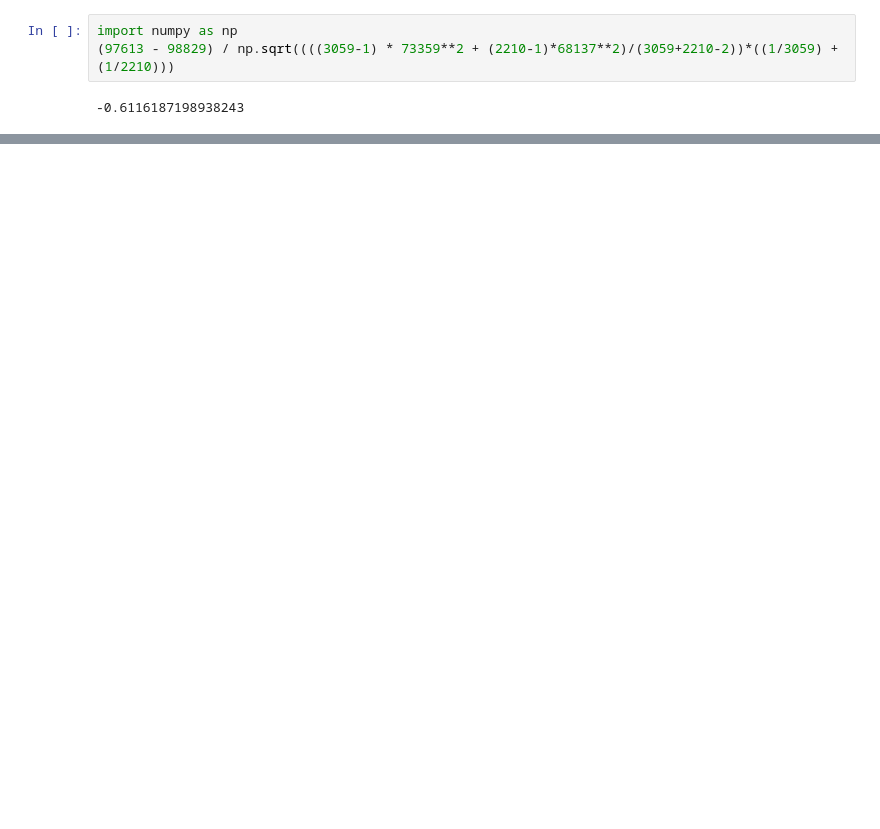
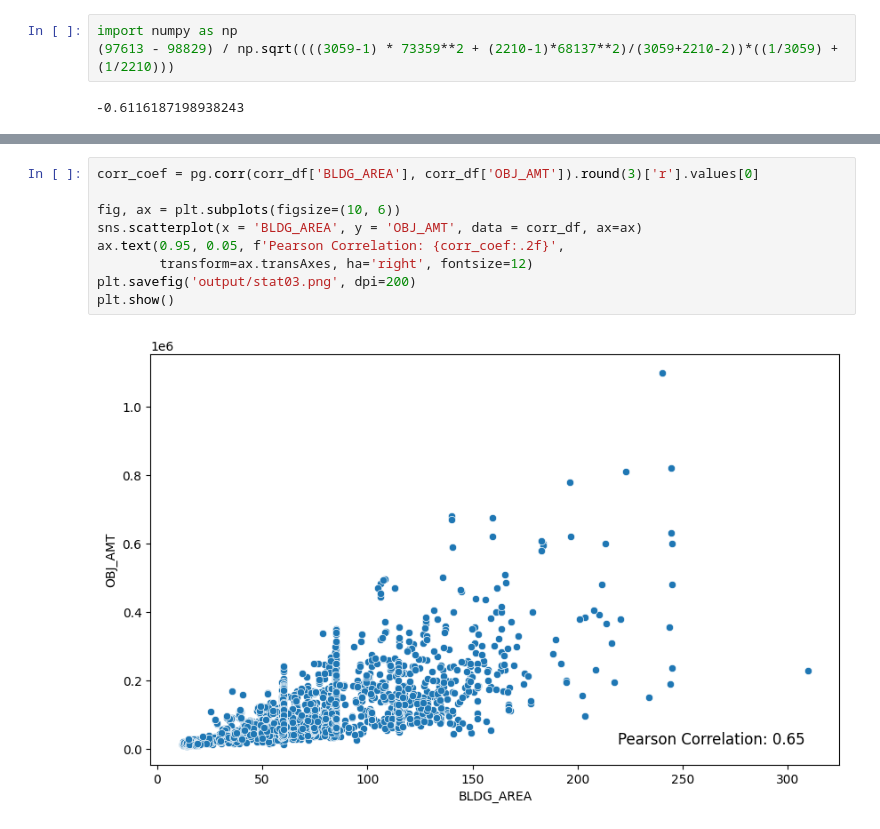
Before and after one commit to dschloe/streamlitbook-saraevan, a Jupyter notebook: ch07/stat.ipynb, the cells around one changed output, grey strips where cells are left out. Saved outputs shown, nothing was run; the diff lists cells and outputs as text; blank space fills up the shorter version.

```diff
--- a/ch07/stat.ipynb
+++ b/ch07/stat.ipynb
@@ -77,0 +109,11 @@ import numpy as np
+# %%
+corr_coef = pg.corr(corr_df['BLDG_AREA'], corr_df['OBJ_AMT']).round(3)['r'].values[0]
+
+fig, ax = plt.subplots(figsize=(10, 6))
+sns.scatterplot(x = 'BLDG_AREA', y = 'OBJ_AMT', data = corr_df, ax=ax)
+ax.text(0.95, 0.05, f'Pearson Correlation: {corr_coef:.2f}',
+        transform=ax.transAxes, ha='right', fontsize=12)
+plt.savefig('output/stat03.png', dpi=200)
+plt.show()
+# %% [output]
+[figure, added]
```
Also changed, not shown: parts of 13 cells of this notebook, 5 other files.
